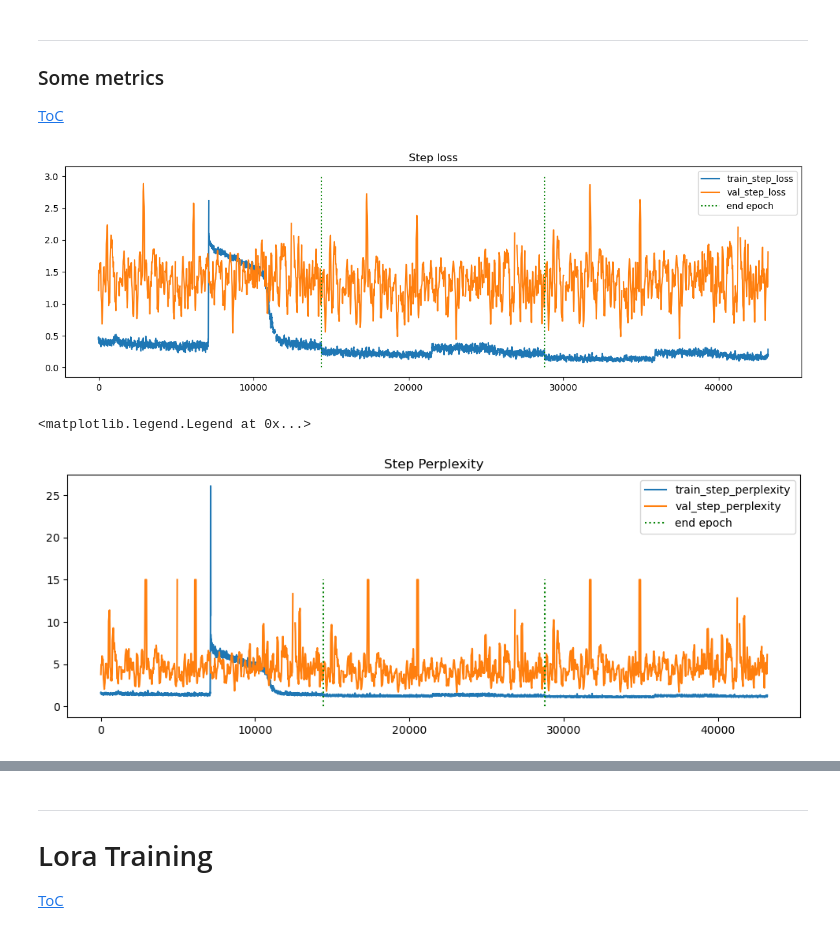
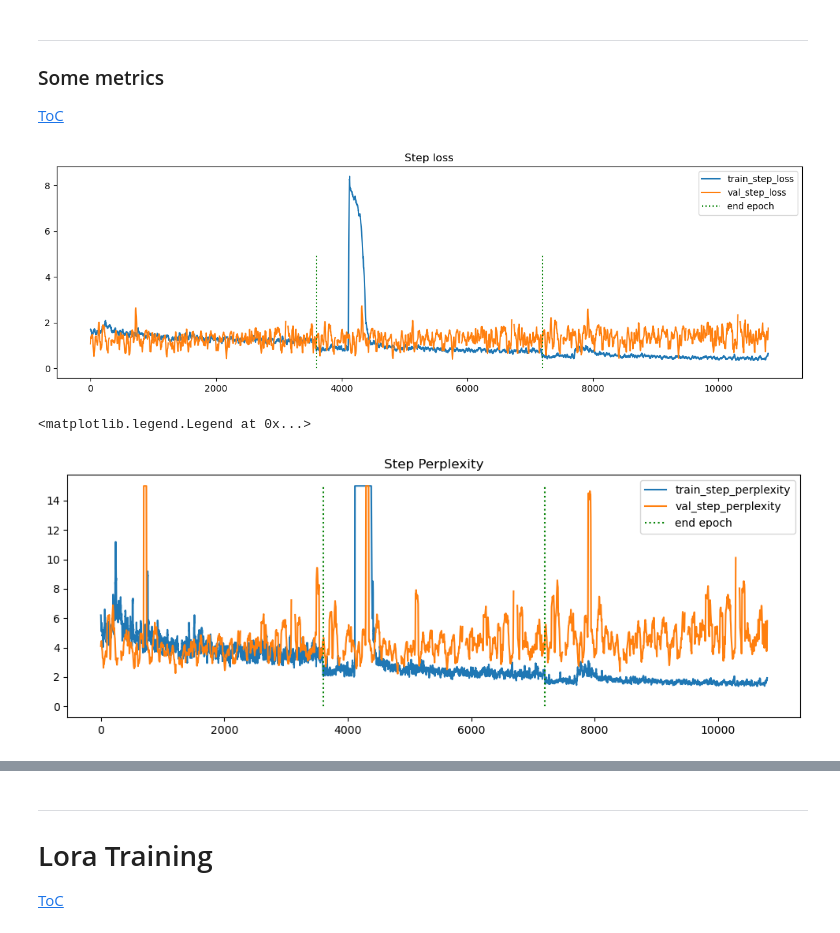
Before and after one commit to Otnielush/LLM_experiments, a Jupyter notebook: Finetuning/Lora_training_test.ipynb, the cells around one changed output, grey strips where cells are left out. Saved outputs shown, nothing was run; the diff lists cells and outputs as text; code cells hidden in the pictures.

Commit message:
Add files via upload
retrain with torch.compile

```diff
--- a/Finetuning/Lora_training_test.ipynb
+++ b/Finetuning/Lora_training_test.ipynb
@@ -133,10 +133,10 @@ class Train_config:
     enable_fsdp: bool=False # shards model parameters, optimizer states and gradients across DDP ranks
     low_cpu_fsdp: bool=False # saves cpu memory by loading pretrained model on rank0 only
     run_validation: bool=True
-    batch_size_training: int=1
+    batch_size_training: int=4
     batching_strategy: str="packing" #alternative: padding
     context_length: int=2048
-    gradient_accumulation_steps: int=4
+    gradient_accumulation_steps: int=1
     gradient_clipping: bool = False
     gradient_clipping_threshold: float = 1.0
     num_epochs: int=3
@@ -487,6 +492,7 @@ print_model_size(model, train_config, rank if train_config.enable_fsdp else 0)
 # Convert the model to bfloat16 if fsdp and pure_bf16 is enabled
 if not train_config.quantization:
     model.to(torch.bfloat16)
+model = torch.compile(model)  # 12% faster training
 # %% [markdown]
 ---
 ## Training
@@ -609,26 +616,28 @@ def smooth(scalars: list[float], size: int) -> list[float]:
 # %%
 plt.figure(figsize=(12, 4))
 plt.plot(smooth(metrics['train_step_loss'], 20), label='train_step_loss')
 plt.plot( np.linspace(0, len(metrics['train_step_loss']), len(metrics['val_step_loss'])).astype('int'), smooth(metrics['val_step_loss'], 5), label='val_step_loss')
-plt.vlines(x = [len(ds_train) * x for x in [1, 2]], ymin=0, ymax=3, color = 'g', linestyle = ':', label="end epoch")
+plt.vlines(x = [len(ds_train) * x / train_config.batch_size_training for x in [1, 2]], ymin=0, ymax=5, color = 'g', linestyle = ':', label="end epoch")
 plt.title("Step loss")
 plt.legend()
 plt.tight_layout()
 # %% [output]
-[figure, old version]
+[figure, new version]
 # %%
 # Limiting peak to easier observation
-val_per = smooth(metrics['val_step_perplexity'], 5)
-val_per = np.clip(val_per, a_min=-5, a_max=15)  # for better observation
+val_per = smooth(metrics['val_step_perplexity'], 10)
+val_per = np.clip(val_per, a_min=0, a_max=15)  # for better observation
+tr_per = smooth(metrics['train_step_perplexity'], 10)
+tr_per = np.clip(tr_per, a_min=0, a_max=15)
 plt.figure(figsize=(12, 4))
-plt.plot(smooth(metrics['train_step_perplexity'], 10), label='train_step_perplexity')
+plt.plot(tr_per, label='train_step_perplexity')
 plt.plot( np.linspace(0, len(metrics['train_step_perplexity']), len(metrics['val_step_perplexity'])).astype('int'), val_per, label='val_step_perplexity')
-plt.vlines(x = [len(ds_train) * x for x in [1, 2]], ymin=0, ymax=15, color = 'g', linestyle = ':', label="end epoch")
+plt.vlines(x = [len(ds_train) * x / train_config.batch_size_training for x in [1, 2]], ymin=0, ymax=15, color = 'g', linestyle = ':', label="end epoch")
 plt.title("Step Perplexity")
 plt.legend()
 # %% [output]
 <matplotlib.legend.Legend at 0x...>
-[figure, old version]
+[figure, new version]
 # %%
 print(f"End results:\n\tTrain loss: {sum(metrics['train_step_loss'][-50:]) / 50:.3f}\n\tVal loss: {sum(metrics['val_step_loss'][-20:]) / 20:.3f}")
 print(f"\n\tTrain perplexity: {sum(metrics['train_step_perplexity'][-50:]) / 50:.3f}\n\tVal perplexity: {sum(metrics['val_step_perplexity'][-20:]) / 20:.3f}")
```
Also changed, not shown: parts of 21 cells of this notebook, 1 other file.
